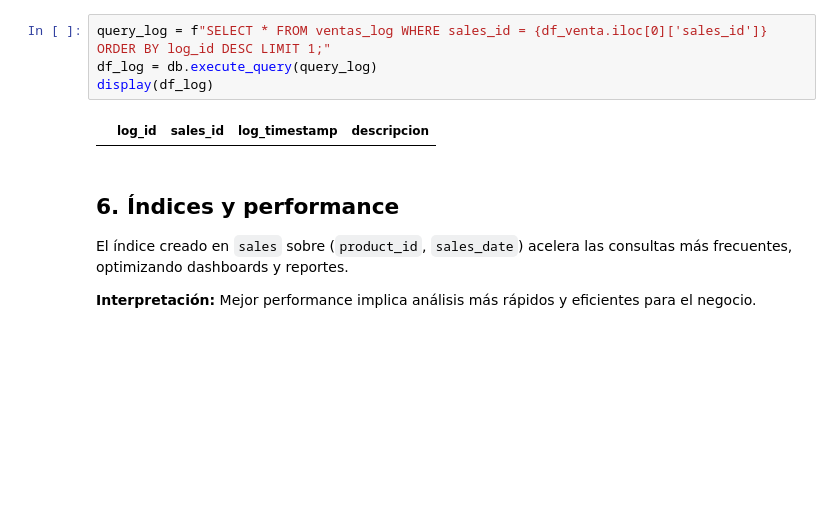
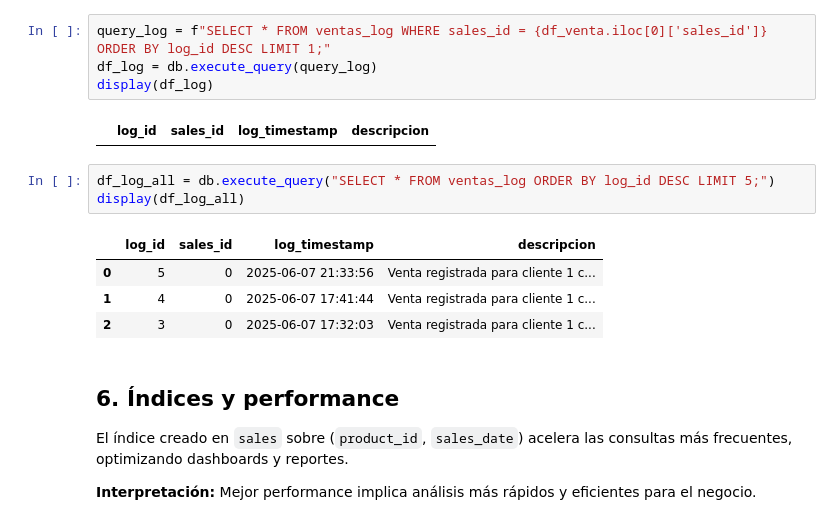
Before and after one commit to ezequielferrario30/sells_data, a Jupyter notebook: integracion_objetos_sql.ipynb, the cells around one changed output. Cells and saved outputs as stored; diff of their text form; blank space fills up the shorter version.

```diff
--- a/integracion_objetos_sql.ipynb
+++ b/integracion_objetos_sql.ipynb
@@ -116,6 +118,14 @@ df_log = db.execute_query(query_log)
 display(df_log)
 # %% [output]
 |  | log_id | sales_id | log_timestamp | descripcion |
+# %%
+df_log_all = db.execute_query("SELECT * FROM ventas_log ORDER BY log_id DESC LIMIT 5;")
+display(df_log_all)
+# %% [output]
+|  | log_id | sales_id | log_timestamp | descripcion |
+| 0 | 5 | 0 | 2025-06-07 21:33:56 | Venta registrada para cliente 1 c... |
+| 1 | 4 | 0 | 2025-06-07 17:41:44 | Venta registrada para cliente 1 c... |
+| 2 | 3 | 0 | 2025-06-07 17:32:03 | Venta registrada para cliente 1 c... |
 # %% [markdown]
 <a id="indices"></a>
 
```
Also changed, not shown: parts of 4 cells of this notebook, 14 other files.
